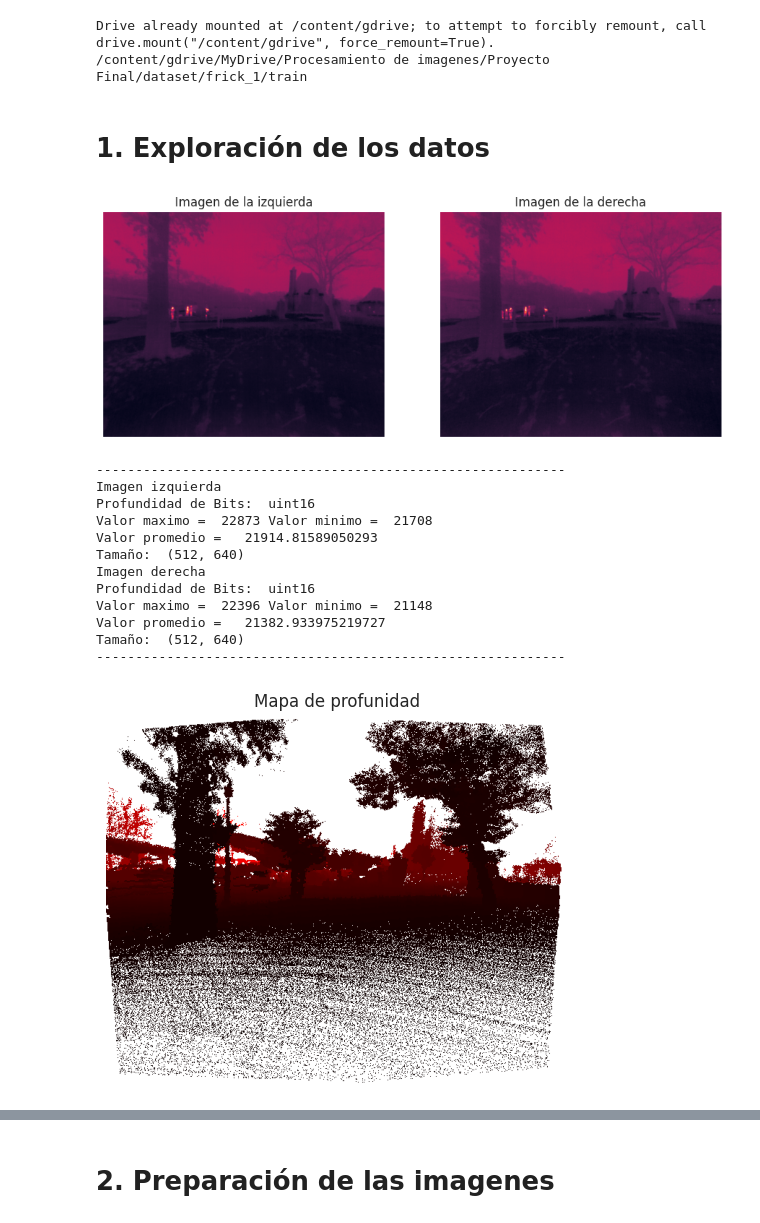
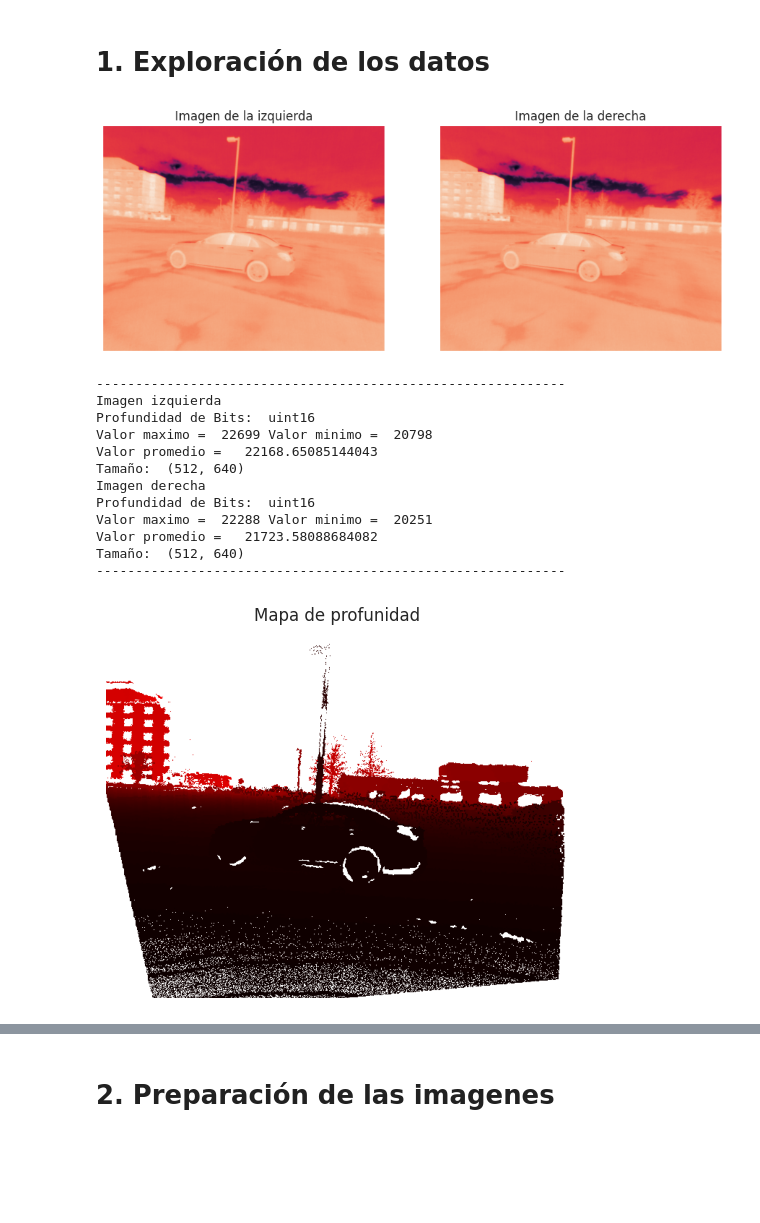
Before and after one commit to nick3153/Depth-Estimation-with-StereoThermal-Images, a Jupyter notebook: Tecnicas_clasicas.ipynb, the cells around one changed output, grey strips where cells are left out. Cells and saved outputs as stored; diff of their text form; code cells hidden in the pictures; blank space fills up the shorter version.

```diff
--- a/Tecnicas_clasicas.ipynb
+++ b/Tecnicas_clasicas.ipynb
@@ -133,38 +149,32 @@ def plot_depth_map(depth_map, umbral=2.0, cmap='viridis'):
 
     plt.tight_layout()
     plt.show()
-# %%
-#@title Montar el drive
-from google.colab import drive
-drive.mount("/content/gdrive")
-%cd "/content/gdrive/MyDrive/Procesamiento de imagenes/Proyecto Final/dataset/frick_1/train"
-# %% [output]
-Drive already mounted at /content/gdrive; to attempt to forcibly remount, call drive.mount("/content/gdrive", force_remount=True).
-/content/gdrive/MyDrive/Procesamiento de imagenes/Proyecto Final/dataset/frick_1/train
 # %% [markdown]
 # 1. Exploración de los datos
 # %%
 #@title Carga de imagenes termicas
-## Nombre de los documentos
-images_name = '01646.png'
+## Ruta a las imagenes de prueba
+imgs_path = '/content/Depth-Estimation-with-StereoThermal-Images/demo_imgs/hawkins_4/'
+
+image_name = '01997.png'
 
 ## Leer imagenes
-imgL = cv.imread(f"img_left/{images_name}", cv.IMREAD_UNCHANGED)
-imgR = cv.imread(f"img_right/{images_name}", cv.IMREAD_UNCHANGED)
+imgL = cv.imread(imgs_path + f"left/{image_name}", cv.IMREAD_UNCHANGED)
+imgR = cv.imread(imgs_path + f"right/{image_name}", cv.IMREAD_UNCHANGED)
 
 ## Graficar/mostrar las imagenes
 plt.figure(figsize=[11,7])
 plt.subplot(121)
 plt.imshow(imgL)
 plt.title("Imagen de la izquierda")
 plt.axis('off')
 plt.subplot(122)
 plt.imshow(imgR)
 plt.title("Imagen de la derecha")
 plt.axis('off')
 plt.show()
 # %% [output]
-[figure, old version]
+[figure, new version]
 # %%
 #@title Caracteristicas de las imagenes
 
@@ -187,19 +197,19 @@ print('--'*30)
 ------------------------------------------------------------
 Imagen izquierda
 Profundidad de Bits:  uint16
-Valor maximo =  22873 Valor minimo =  21708
-Valor promedio =   21914.81589050293
+Valor maximo =  22699 Valor minimo =  20798
+Valor promedio =   22168.65085144043
 Tamaño:  (512, 640)
 Imagen derecha
 Profundidad de Bits:  uint16
-Valor maximo =  22396 Valor minimo =  21148
-Valor promedio =   21382.933975219727
+Valor maximo =  22288 Valor minimo =  20251
+Valor promedio =   21723.58088684082
 Tamaño:  (512, 640)
 ------------------------------------------------------------
 # %%
 #@title Carga de los mapas de profundidad
 ## Leer mapas de profundidad
-depth = cv.imread(f"depth_filtered/{images_name}", cv.IMREAD_UNCHANGED)
+depth = cv.imread(imgs_path + f"depth/{image_name}", cv.IMREAD_UNCHANGED)
 depth = 1 - depth
 
 ## Graficar/mostrar los mapas
@@ -208,7 +218,7 @@ plt.title("Mapa de profunidad")
 plt.axis('off')
 plt.show()
 # %% [output]
-[figure, old version]
+[figure, new version]
 # %%
 #@title Caracteristicas de los mapas de pronfidad
 print('--'*30)
```
Also changed, not shown: parts of 9 cells of this notebook.
